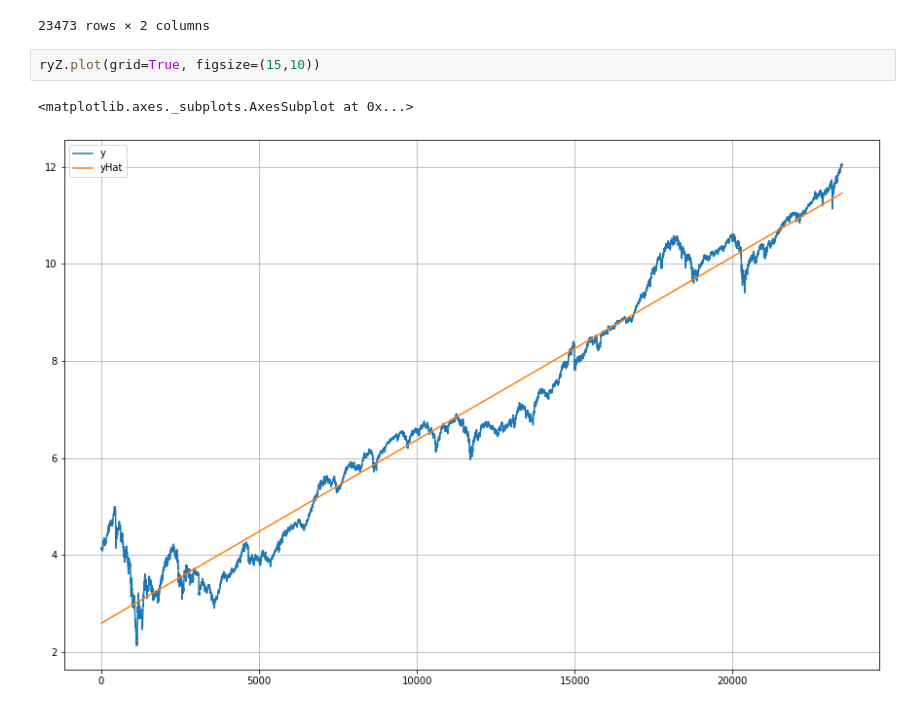
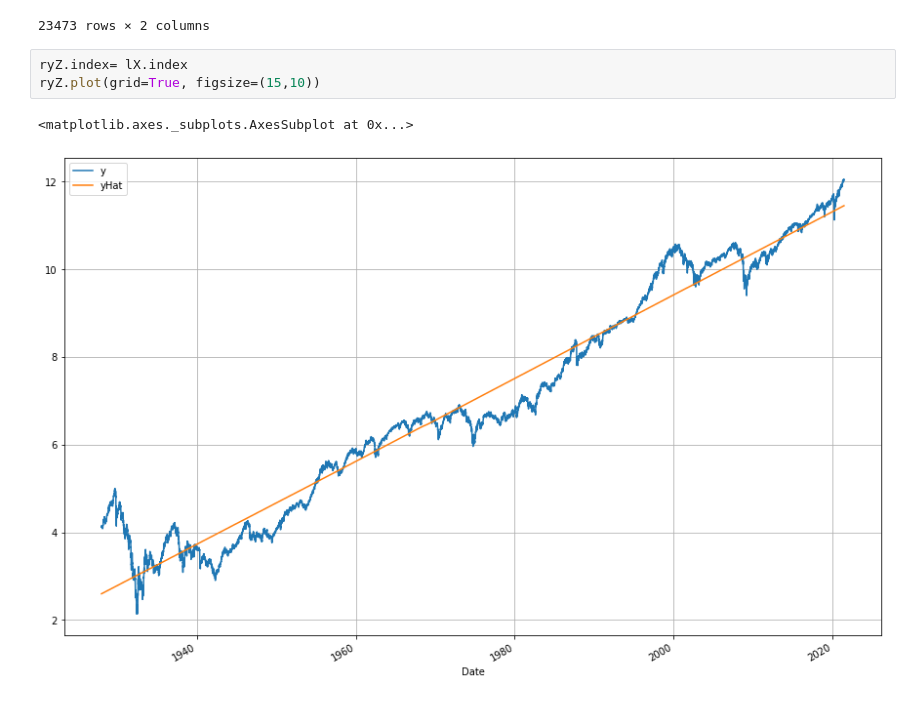
Before and after one commit to renyuanL/110_project, a Jupyter notebook: ry_LinearRegression_of_Gspc.ipynb, the cells around one changed output. Cells and saved outputs as stored; diff of their text form.

```diff
--- a/ry_LinearRegression_of_Gspc.ipynb
+++ b/ry_LinearRegression_of_Gspc.ipynb
@@ -85,10 +85,11 @@ ryZ
 | 23472 | 12.052378 | 11.453761 |
 23473 rows × 2 columns
 # %%
+ryZ.index= lX.index
 ryZ.plot(grid=True, figsize=(15,10))
 # %% [output]
 <matplotlib.axes._subplots.AxesSubplot at 0x...>
-[figure, old version]
+[figure, new version]
 # %%
 (2**ryZ).plot(grid=True, figsize=(15,10))
 # %% [output]
```
Also changed, not shown: parts of 1 cell of this notebook.
